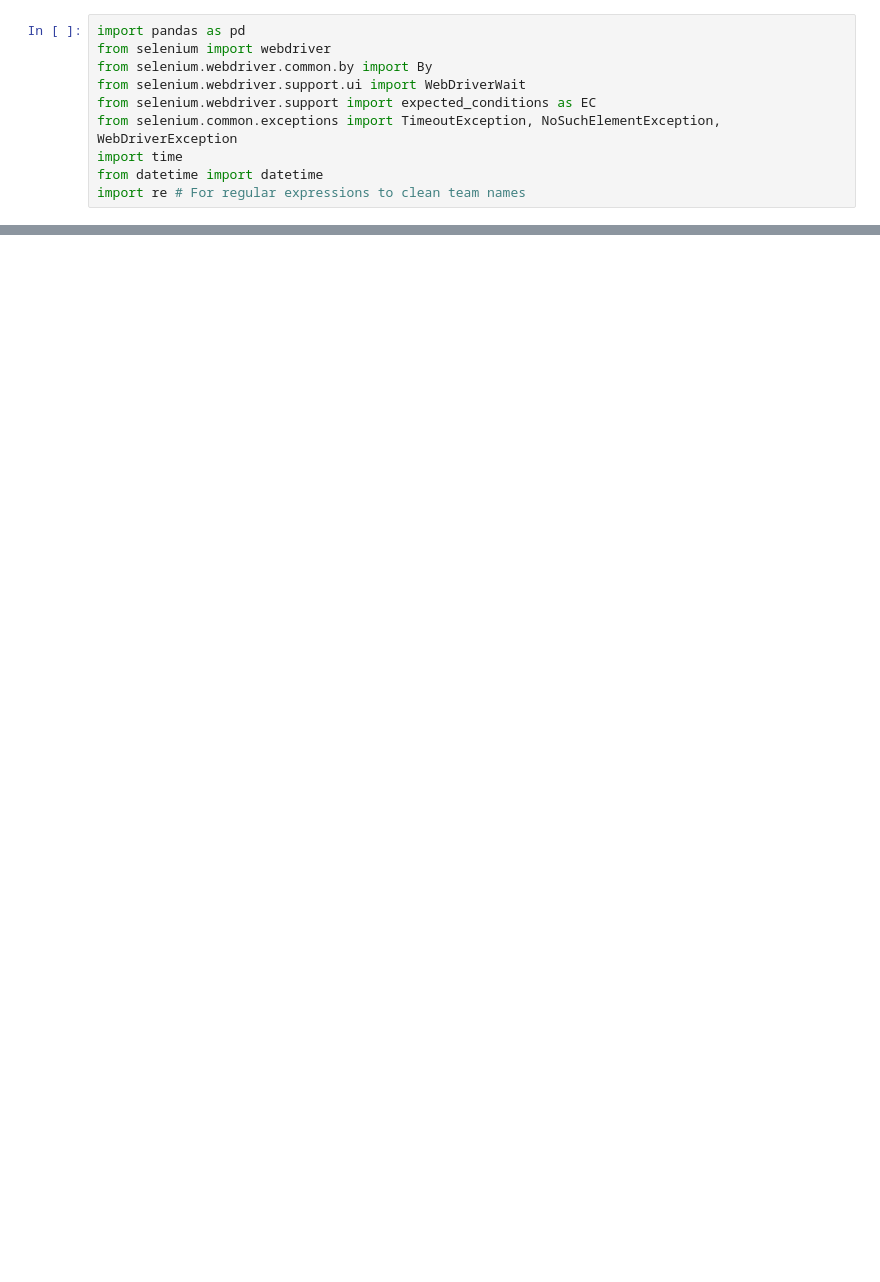
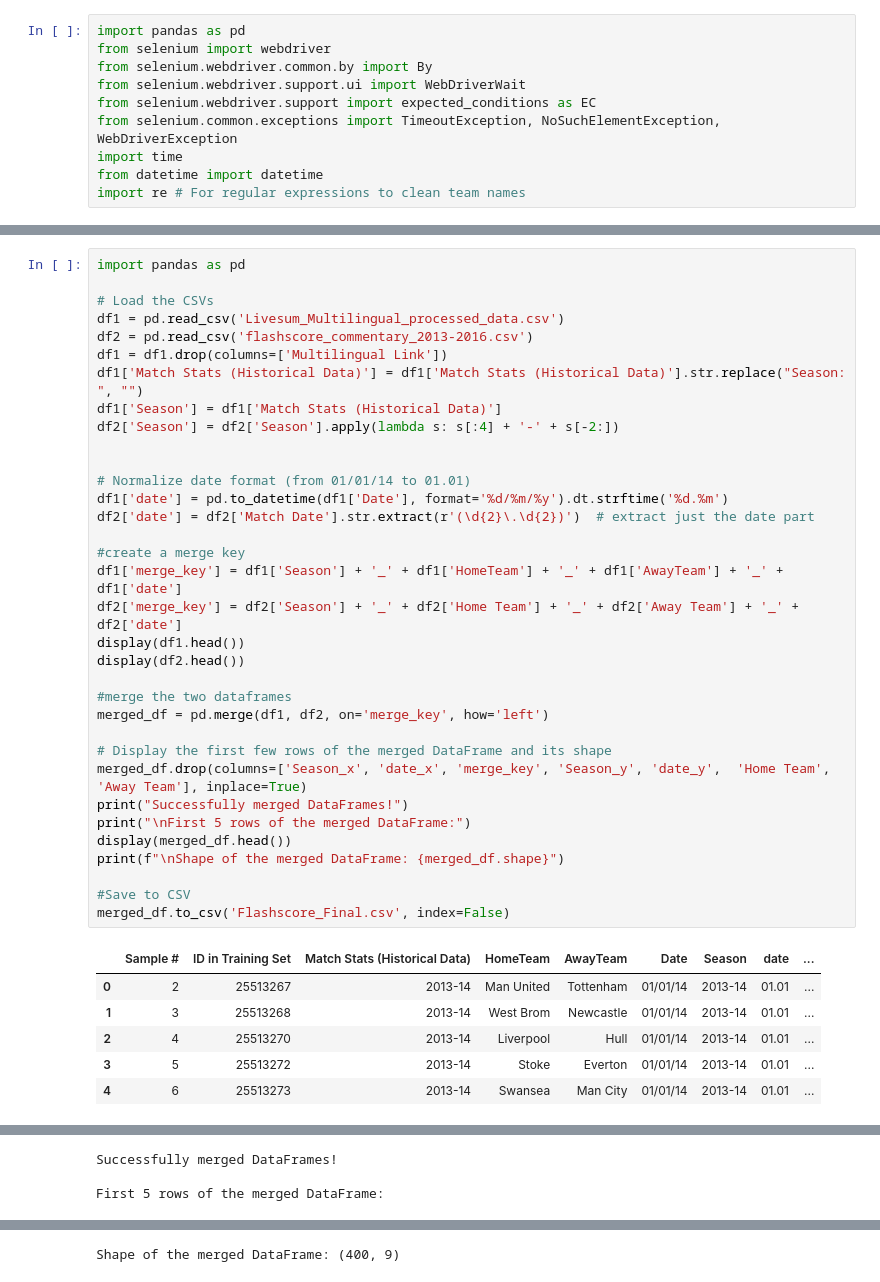
Before and after one commit to rishabhbaral-asu/SportsT2T, a Jupyter notebook: LiveSum_++/FlashScore_Comms.ipynb, the cells around one changed output, grey strips where cells are left out. Cells and saved outputs as stored; diff of their text form; blank space fills up the shorter version.

```diff
--- a/LiveSum_++/FlashScore_Comms.ipynb
+++ b/LiveSum_++/FlashScore_Comms.ipynb
@@ -184,0 +211,41 @@ print(f"\nDone: commentary for seasons 2013-14 to 2015-16 saved to {output_filen
+# %%
+import pandas as pd
+
+# Load the CSVs
+df1 = pd.read_csv('Livesum_Multilingual_processed_data.csv')
+df2 = pd.read_csv('flashscore_commentary_2013-2016.csv')
+df1 = df1.drop(columns=['Multilingual Link'])
+df1['Match Stats (Historical Data)'] = df1['Match Stats (Historical Data)'].str.replace("Season: ", "")
+df1['Season'] = df1['Match Stats (Historical Data)']
+df2['Season'] = df2['Season'].apply(lambda s: s[:4] + '-' + s[-2:])
+
+
+# Normalize date format (from 01/01/14 to 01.01)
+df1['date'] = pd.to_datetime(df1['Date'], format='%d/%m/%y').dt.strftime('%d.%m')
+df2['date'] = df2['Match Date'].str.extract(r'(\d{2}\.\d{2})')  # extract just the date part
+
+#create a merge key
+df1['merge_key'] = df1['Season'] + '_' + df1['HomeTeam'] + '_' + df1['AwayTeam'] + '_' + df1['date']
+df2['merge_key'] = df2['Season'] + '_' + df2['Home Team'] + '_' + df2['Away Team'] + '_' + df2['date']
+display(df1.head())
+display(df2.head())
+
+#merge the two dataframes
+merged_df = pd.merge(df1, df2, on='merge_key', how='left')
+
+# Display the first few rows of the merged DataFrame and its shape
+merged_df.drop(columns=['Season_x', 'date_x', 'merge_key', 'Season_y', 'date_y',  'Home Team', 'Away Team'], inplace=True)
+print("Successfully merged DataFrames!")
+print("\nFirst 5 rows of the merged DataFrame:")
+display(merged_df.head())
+print(f"\nShape of the merged DataFrame: {merged_df.shape}")
+
+#Save to CSV
+merged_df.to_csv('Flashscore_Final.csv', index=False)
+# %% [output]
+|  | Sample # | ID in Training Set | Match Stats (Historical Data) | HomeTeam | AwayTeam | Date | Season | date | ... |
+| 0 | 2 | 25513267 | 2013-14 | Man United | Tottenham | 01/01/14 | 2013-14 | 01.01 | ... |
+| 1 | 3 | 25513268 | 2013-14 | West Brom | Newcastle | 01/01/14 | 2013-14 | 01.01 | ... |
+| 2 | 4 | 25513270 | 2013-14 | Liverpool | Hull | 01/01/14 | 2013-14 | 01.01 | ... |
+| 3 | 5 | 25513272 | 2013-14 | Stoke | Everton | 01/01/14 | 2013-14 | 01.01 | ... |
+| 4 | 6 | 25513273 | 2013-14 | Swansea | Man City | 01/01/14 | 2013-14 | 01.01 | ... |
@@ -184,0 +258,3 @@ print(f"\nDone: commentary for seasons 2013-14 to 2015-16 saved to {output_filen
+Successfully merged DataFrames!
+
+First 5 rows of the merged DataFrame:
@@ -184,0 +267 @@ print(f"\nDone: commentary for seasons 2013-14 to 2015-16 saved to {output_filen
+Shape of the merged DataFrame: (400, 9)
```
Also changed, not shown: parts of 3 cells of this notebook, 8 other files.
